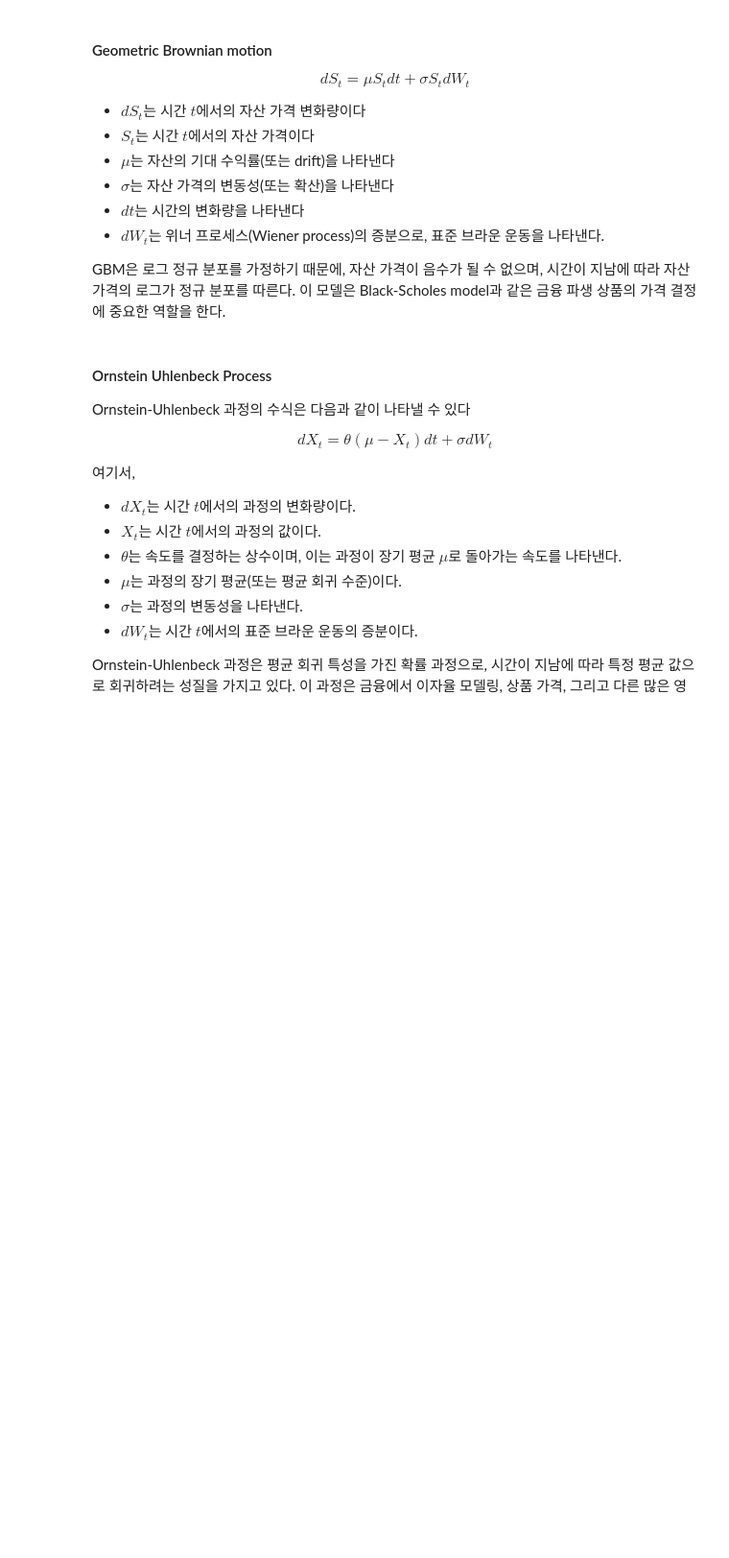
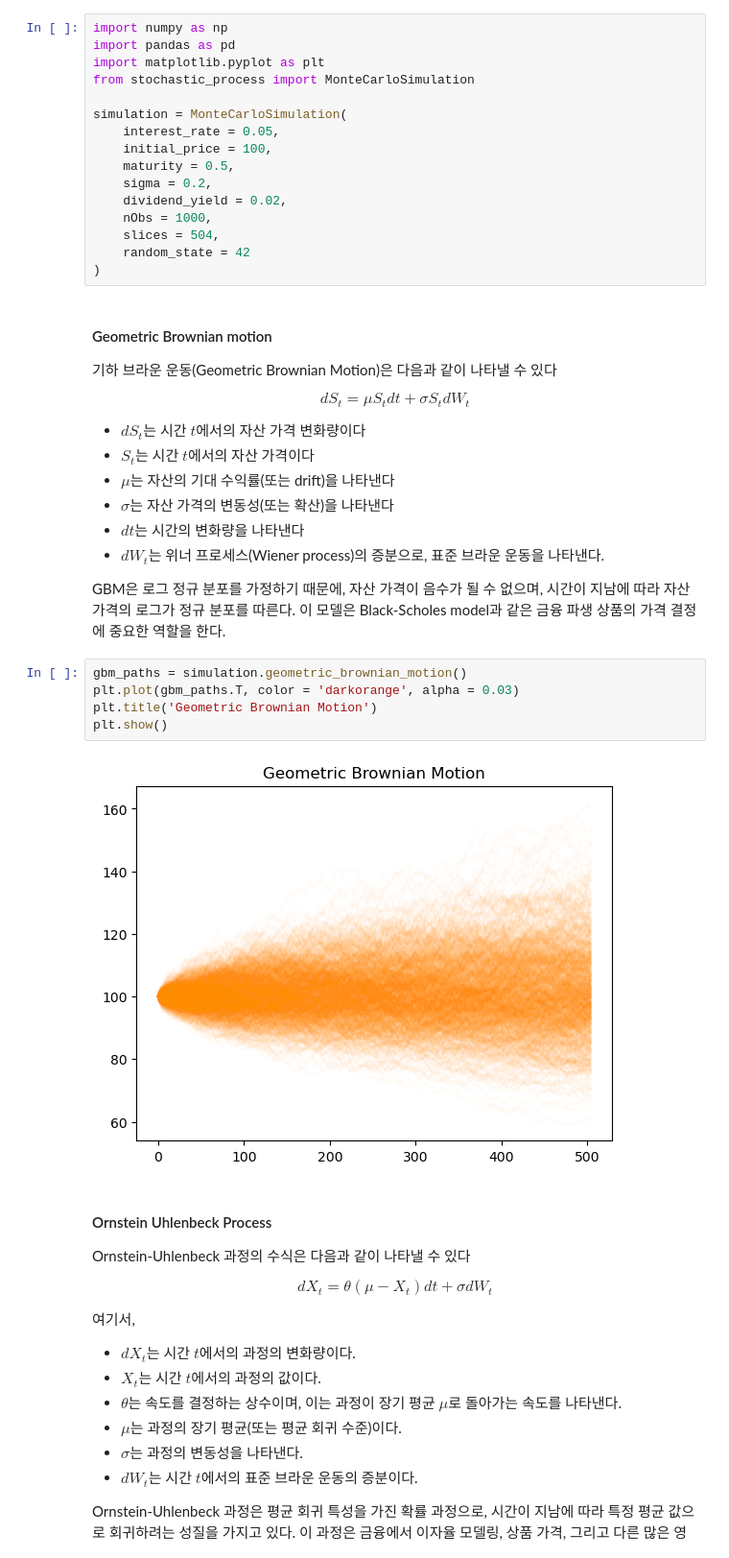
Before and after one commit to QuantifiSogang/2024-01SeniorClass, a Jupyter notebook: 03StochasticProcess/Prac03StochasticProcess.ipynb, the cells around one changed output. Shown at 96% size. Drawn from its saved outputs; the diff is of its cells as text; blank space fills up the shorter version.

```diff
--- a/03StochasticProcess/Prac03StochasticProcess.ipynb
+++ b/03StochasticProcess/Prac03StochasticProcess.ipynb
@@ -3,5 +5,23 @@
+# %%
+import numpy as np
+import pandas as pd
+import matplotlib.pyplot as plt
+from stochastic_process import MonteCarloSimulation
+
+simulation = MonteCarloSimulation(
+    interest_rate = 0.05,
+    initial_price = 100,
+    maturity = 0.5,
+    sigma = 0.2,
+    dividend_yield = 0.02,
+    nObs = 1000,
+    slices = 504,
+    random_state = 42
+)
 # %% [markdown]
 #### Geometric Brownian motion
+
+기하 브라운 운동(Geometric Brownian Motion)은 다음과 같이 나타낼 수 있다
 
 $$dS_t = \mu S_tdt + \sigma S_tdW_t$$
 
@@ -13,6 +33,13 @@ $$dS_t = \mu S_tdt + \sigma S_tdW_t$$
 - $dW_t$는 위너 프로세스(Wiener process)의 증분으로, 표준 브라운 운동을 나타낸다.
 
 GBM은 로그 정규 분포를 가정하기 때문에, 자산 가격이 음수가 될 수 없으며, 시간이 지남에 따라 자산 가격의 로그가 정규 분포를 따른다. 이 모델은 Black-Scholes model과 같은 금융 파생 상품의 가격 결정에 중요한 역할을 한다.
+# %%
+gbm_paths = simulation.geometric_brownian_motion()
+plt.plot(gbm_paths.T, color = 'darkorange', alpha = 0.03)
+plt.title('Geometric Brownian Motion')
+plt.show()
+# %% [output]
+[figure, added]
 # %% [markdown]
 #### Ornstein Uhlenbeck Process
 
```
Also changed, not shown: parts of 7 cells of this notebook, 1 other file.
